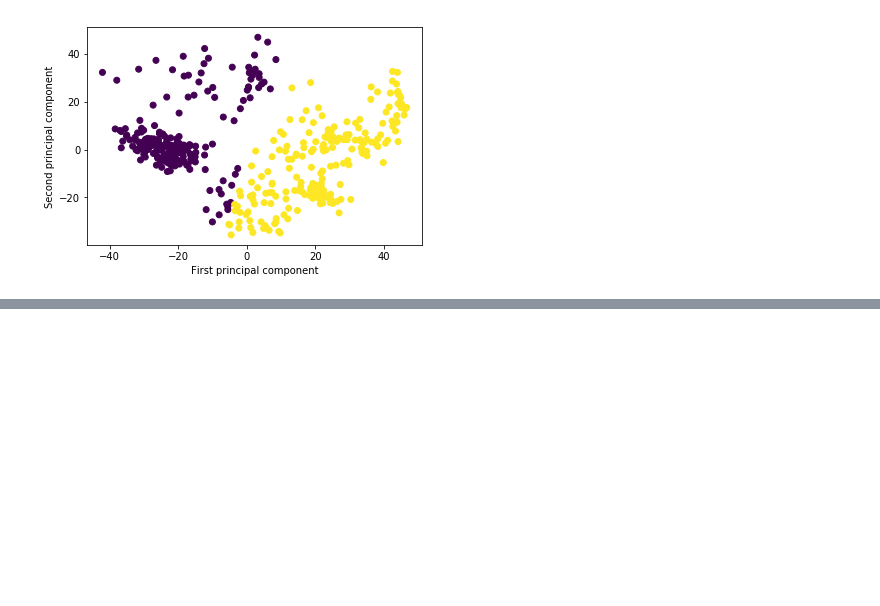
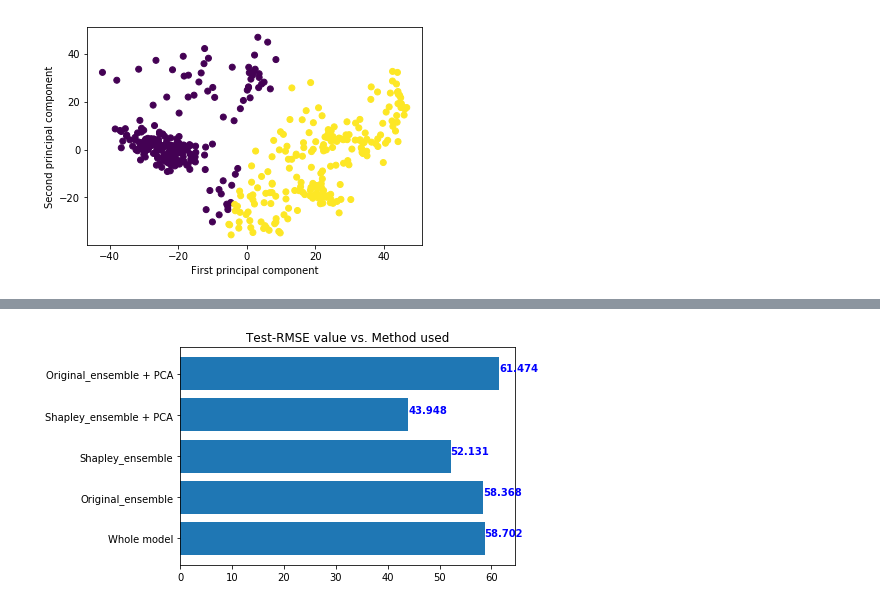
Before and after one commit to koralpc/shapley-bootstrapping, a Jupyter notebook: Notebooks/Shapley Clustering - Diabetes Dataset.ipynb, the cells around one changed output, grey strips where cells are left out. Drawn from its saved outputs; the diff is of its cells as text; code cells hidden in the pictures; blank space fills up the shorter version.

```diff
--- a/Notebooks/Shapley Clustering - Diabetes Dataset.ipynb
+++ b/Notebooks/Shapley Clustering - Diabetes Dataset.ipynb
@@ -406,2 +457,16 @@ model_dict_shap_pca,eval_results_shap_pca = cluster.trainMultipleModels(xgboost.
+# %%
+sizes = []
+rmse_array = []
+for i in range(nPcaComponents):
+    sizes.append(len(original_shap_pca['original_test_label_cluster{0}'.format(i)]))
+    rmse_array.append(min(eval_results_shap_pca['eval{0}'.format(i)]['test']['rmse']))
+tot_rmse_shap_pca = metrics.ensembleRMSE(sizes,rmse_array)
+
+sizes = []
+rmse_array = []
+for i in range(2):
+    sizes.append(len(original_pca['original_test_label_cluster{0}'.format(i)]))
+    rmse_array.append(min(eval_results_org_pca['eval{0}'.format(i)]['test']['rmse']))
+tot_rmse_org_pca = metrics.ensembleRMSE(sizes,rmse_array)
 # %%
 plt.plot(np.arange(len(eval_results_shap_pca['eval0']['test']['rmse'])),eval_results_shap_pca['eval0']['test']['rmse'])
@@ -416,0 +482,8 @@ plt.legend(['Model0-Test','Model1-Test','Model0-Train','Model1-Train'])
+# %%
+ax = plt.figure()
+plt.barh(['Whole model','Original_ensemble','Shapley_ensemble','Shapley_ensemble + PCA','Original_ensemble + PCA'],[tot_result_big_model,tot_rmse_org,tot_rmse_shap,tot_rmse_shap_pca,tot_rmse_org_pca])
+plt.title('Test-RMSE value vs. Method used')
+for i,v in enumerate([tot_result_big_model,tot_rmse_org,tot_rmse_shap,tot_rmse_shap_pca,tot_rmse_org_pca]):
+    plt.text(v , i + .05, '{0:.3f}'.format(v), color='blue', fontweight='bold')
+# %% [output]
+[figure, added]
```
Also changed, not shown: parts of 22 cells of this notebook, 3 other files.
